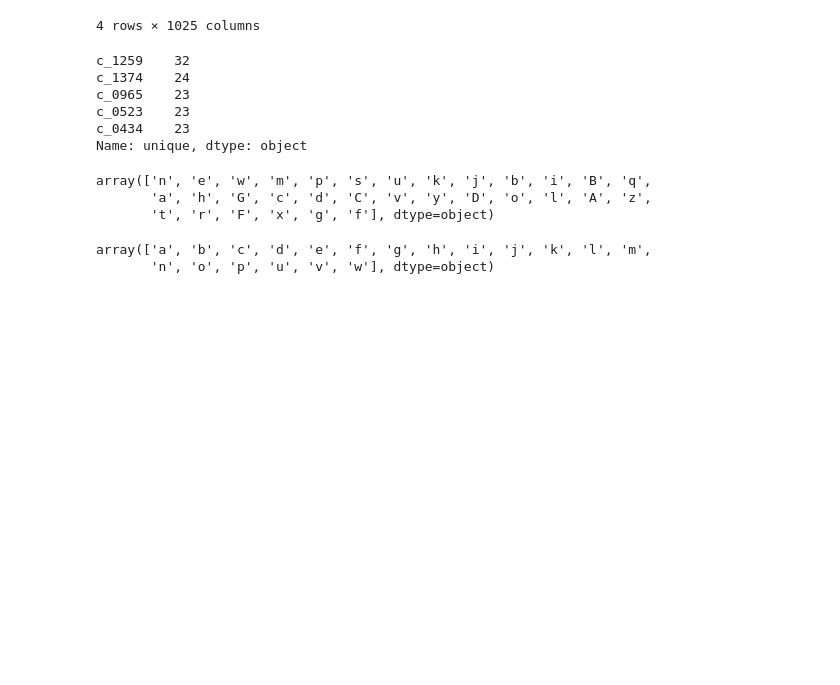
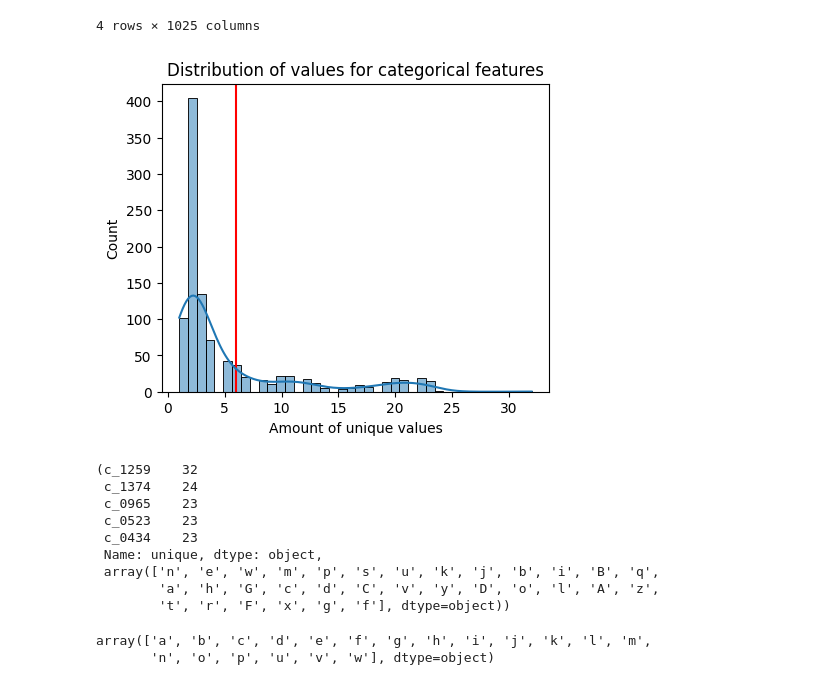
Before and after one commit to Axik0/ML_GB, a Jupyter notebook: DS_task.ipynb, the cells around one changed output. Saved outputs shown, nothing was run; the diff lists cells and outputs as text; code cells hidden in the pictures; blank space fills up the shorter version.

```diff
--- a/DS_task.ipynb
+++ b/DS_task.ipynb
@@ -82,6 +133,6 @@ train_df.select_dtypes(include=['float64']).describe()
 # %%
-strings_part = train_df.select_dtypes(include=['O'])
-string_stats = strings_part.describe()
+string_part = train_df.select_dtypes(include=['O'])
+string_stats = string_part.describe()
 string_stats
 # %% [output]
 |  | release | c_0327 | c_0328 | c_0329 | c_0330 | c_0331 | c_0332 | c_0333 | c_0334 | c_0335 | ... | ... |
@@ -90,21 +141,31 @@ string_stats
 | top | a | a | d | e | c | c | a | b | i | b | ... | ... |
 | freq | 3838 | 12 | 248 | 2 | 68 | 4 | 1498 | 383 | 15 | 468 | ... | ... |
 4 rows × 1025 columns
+# %%
+# plot distribution of unique values
+uniques_per_column = string_stats.loc['unique']
+#let's also calculate some quantile to the distribution plot
+unq = np.quantile(uniques_per_column, q=0.75)
+plt.figure(figsize=(5,4))
+plt.title('Distribution of values for categorical features')
+plt.xlabel('Amount of unique values')
+plt.axvline(unq, color='red')
+ax = sns.histplot(uniques_per_column, kde=True)
+# %% [output]
+[figure, added]
 # %%
-string_stats.loc['unique'].sort_values(ascending=False).head(5)
+# find columns with top-5 by unique values
+string_stats.loc['unique'].sort_values(ascending=False).head(5), train_df['c_1259'].unique()
 # %% [output]
-c_1259    32
-c_1374    24
-c_0965    23
-c_0523    23
-c_0434    23
-Name: unique, dtype: object
+(c_1259    32
+ c_1374    24
+ c_0965    23
+ c_0523    23
+ c_0434    23
+ Name: unique, dtype: object,
+ array(['n', 'e', 'w', 'm', 'p', 's', 'u', 'k', 'j', 'b', 'i', 'B', 'q',
+        'a', 'h', 'G', 'c', 'd', 'C', 'v', 'y', 'D', 'o', 'l', 'A', 'z',
+        't', 'r', 'F', 'x', 'g', 'f'], dtype=object))
-# %%
-train_df['c_1259'].unique()
-# %% [output]
-array(['n', 'e', 'w', 'm', 'p', 's', 'u', 'k', 'j', 'b', 'i', 'B', 'q',
-       'a', 'h', 'G', 'c', 'd', 'C', 'v', 'y', 'D', 'o', 'l', 'A', 'z',
-       't', 'r', 'F', 'x', 'g', 'f'], dtype=object)
 # %%
 from functools import reduce
 # establish top K columns (by amount of unique strings) in dataframe
```
Also changed, not shown: parts of 29 cells of this notebook.
